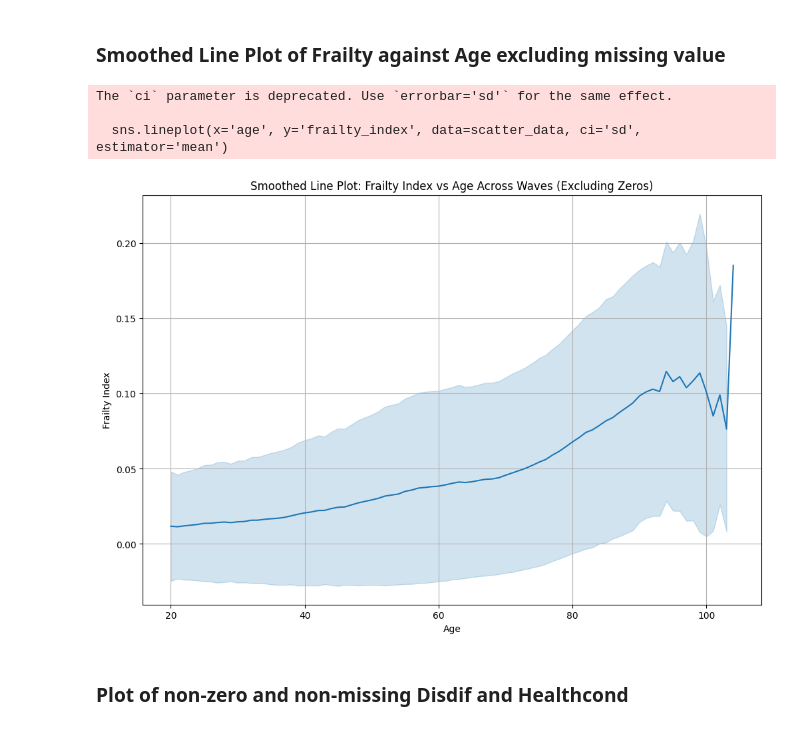
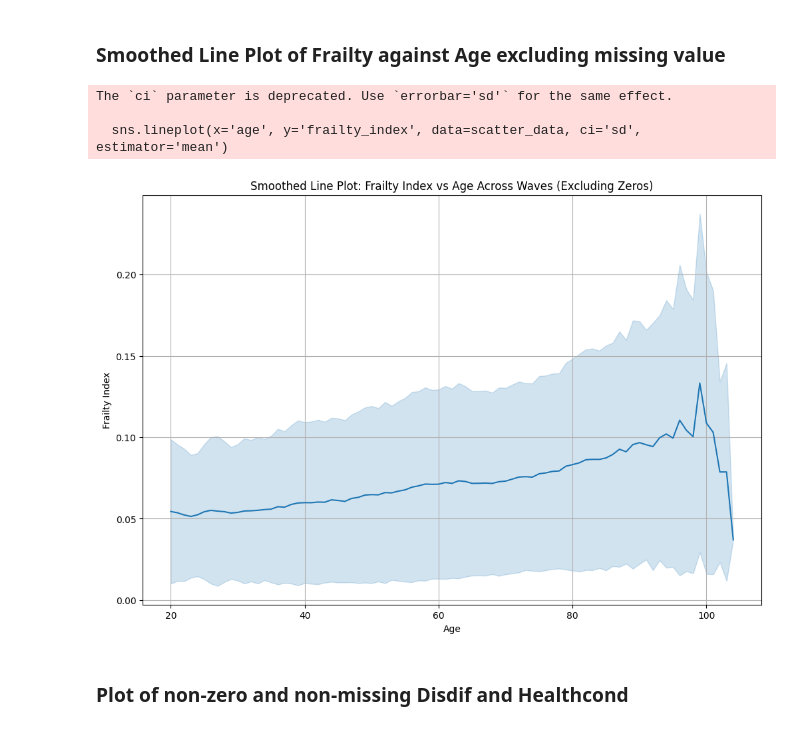
Before and after one commit to GJQu/EssexDissertation, a Jupyter notebook: hcondever_frailty.ipynb, the cells around one changed output. Cells and saved outputs as stored; diff of their text form; code cells hidden in the pictures.

```diff
--- a/hcondever_frailty.ipynb
+++ b/hcondever_frailty.ipynb
@@ -483,7 +484,7 @@ wave_prefixes = [chr(i) for i in range(ord('a'), ord('n'))]  # Generates 'a' to
 # Initialize a dictionary to store results
 frailty_stats = {}
 
-# Loop over each wave to calculate mean and median frailty
+# Loop over each wave to calculate mean, median, and mode frailty
 for prefix in wave_prefixes:
     frailty_col = f'{prefix}_frailty'
 
@@ -493,14 +494,15 @@ for prefix in wave_prefixes:
         # Filter out NaN values
         valid_frailty = df[frailty_col].dropna()
 
-        # Calculate mean and median
+        # Calculate mean, median, and mode
         mean_frailty = valid_frailty.mean()
         median_frailty = valid_frailty.median()
+        mode_frailty = valid_frailty.mode().tolist()  # Convert mode to a list
 
         # Store the results
-        frailty_stats[prefix] = {'mean': mean_frailty, 'median': median_frailty}
+        frailty_stats[prefix] = {'mean': mean_frailty, 'median': median_frailty, 'mode': mode_frailty}
 
 # Print out the results
-print("Mean and Median Frailty by Wave:")
+print("Mean, Median, and Mode Frailty by Wave:")
 for prefix, stats in frailty_stats.items():
-    print(f"Wave {prefix.upper()}: Mean = {stats['mean']}, Median = {stats['median']}")
+    print(f"Wave {prefix.upper()}: Mean = {stats['mean']}, Median = {stats['median']}, Mode = {stats['mode']}")
@@ -624,37 +611,38 @@ scatter_data = pd.DataFrame()
 
 # Loop over each wave to extract and prepare data
 for prefix in wave_prefixes:
     frailty_col = f'{prefix}_frailty'
     age_col = f'{prefix}_age_dv'
 
-    # Check if the columns are in the dataframe and ensure they are float type for calculations
+    # Check if the columns are in the dataframe
     if frailty_col in df.columns and age_col in df.columns:
-        df[frailty_col] = pd.to_numeric(df[frailty_col], errors='coerce')  # Convert to numeric, coercing errors
+        # Convert to numeric, coercing errors
+        df[frailty_col] = pd.to_numeric(df[frailty_col], errors='coerce')
         df[age_col] = pd.to_numeric(df[age_col], errors='coerce')
 
         # Extract the relevant columns
         temp_df = df[['pidp', frailty_col, age_col]].copy()
         # Rename columns for consistency
         temp_df = temp_df.rename(columns={frailty_col: 'frailty_index', age_col: 'age'})
         # Filter out invalid frailty indices, excluding zeros and including only age >= 20
-        temp_df = temp_df[(temp_df['frailty_index'].notna()) & (temp_df['frailty_index'] >= 0) & (temp_df['age'] >= 20)]
+        temp_df = temp_df[(temp_df['frailty_index'].notna()) & (temp_df['frailty_index'] > 0) & (temp_df['age'] >= 20)]
 
         # Add data to the scatter plot DataFrame
         scatter_data = pd.concat([scatter_data, temp_df], ignore_index=True)
 
 # Create a smoothed line plot using seaborn
 plt.figure(figsize=(12, 8))
 sns.lineplot(x='age', y='frailty_index', data=scatter_data, ci='sd', estimator='mean')
 plt.xlabel('Age')
 plt.ylabel('Frailty Index')
 plt.title('Smoothed Line Plot: Frailty Index vs Age Across Waves (Excluding Zeros)')
 plt.grid(True)
 plt.show()
 # %% [output]
 The `ci` parameter is deprecated. Use `errorbar='sd'` for the same effect.
 
   sns.lineplot(x='age', y='frailty_index', data=scatter_data, ci='sd', estimator='mean')
-[figure, old version]
+[figure, new version]
 # %% [markdown]
 ### Plot of non-zero and non-missing Disdif and Healthcond
 # %%
```
Also changed, not shown: parts of 9 cells of this notebook.
